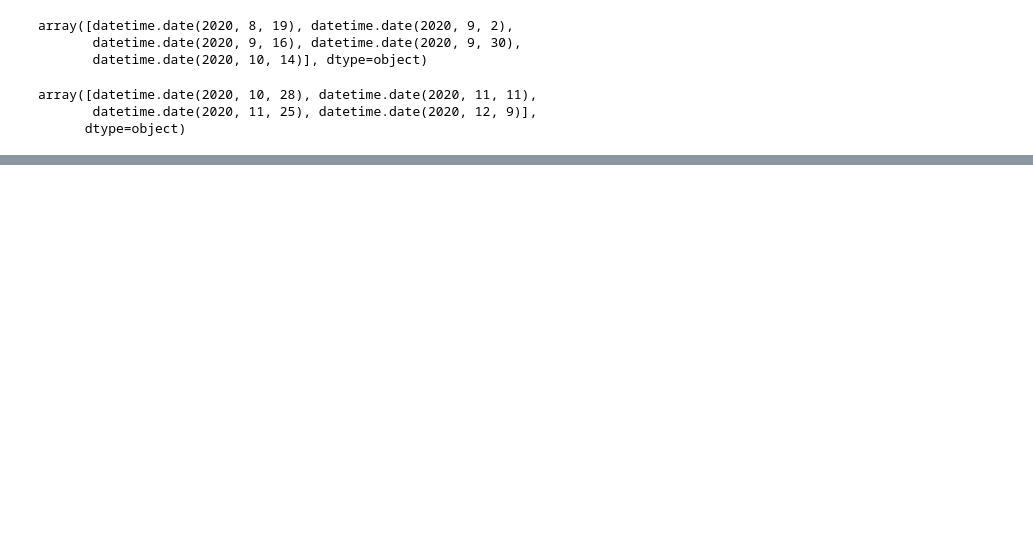
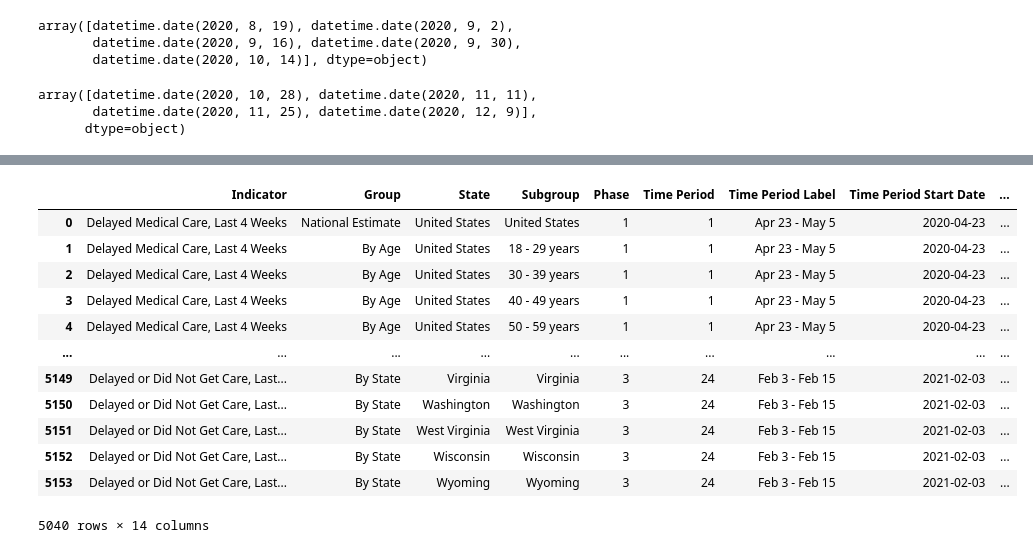
Before and after one commit to EricDBallam/COVID_care, a Jupyter notebook: EDA_accessToCare.ipynb, the cells around one changed output, grey strips where cells are left out. Cells and saved outputs as stored; diff of their text form; code cells hidden in the pictures; blank space fills up the shorter version.

```diff
--- a/EDA_accessToCare.ipynb
+++ b/EDA_accessToCare.ipynb
@@ -195,3 +252,7 @@ df[df.Phase == '3 (Oct 28 � Dec 21)']['Time Period Start Date'].unique()
 array([datetime.date(2020, 10, 28), datetime.date(2020, 11, 11),
        datetime.date(2020, 11, 25), datetime.date(2020, 12, 9)],
       dtype=object)
+# %%
+# Replacing 3 (Oct 28 � Dec 21) with just 3
+
+df.loc[df.Phase == '3 (Oct 28 � Dec 21)', 'Phase'] = 3
@@ -197,0 +266,4 @@ array([datetime.date(2020, 10, 28), datetime.date(2020, 11, 11),
+# %%
+# Replacing 3 (Oct 28 � Dec 21) with just 3
+
+df.loc[df.Phase == '3 (Jan 6 � Feb 15)', 'Phase'] = 3
@@ -197,0 +309,16 @@ array([datetime.date(2020, 10, 28), datetime.date(2020, 11, 11),
+# %%
+df
+# %% [output]
+|  | Indicator | Group | State | Subgroup | Phase | Time Period | Time Period Label | Time Period Start Date | ... |
+| 0 | Delayed Medical Care, Last 4 Weeks | National Estimate | United States | United States | 1 | 1 | Apr 23 - May 5 | 2020-04-23 | ... |
+| 1 | Delayed Medical Care, Last 4 Weeks | By Age | United States | 18 - 29 years | 1 | 1 | Apr 23 - May 5 | 2020-04-23 | ... |
+| 2 | Delayed Medical Care, Last 4 Weeks | By Age | United States | 30 - 39 years | 1 | 1 | Apr 23 - May 5 | 2020-04-23 | ... |
+| 3 | Delayed Medical Care, Last 4 Weeks | By Age | United States | 40 - 49 years | 1 | 1 | Apr 23 - May 5 | 2020-04-23 | ... |
+| 4 | Delayed Medical Care, Last 4 Weeks | By Age | United States | 50 - 59 years | 1 | 1 | Apr 23 - May 5 | 2020-04-23 | ... |
+| ... | ... | ... | ... | ... | ... | ... | ... | ... | ... |
+| 5149 | Delayed or Did Not Get Care, Last... | By State | Virginia | Virginia | 3 | 24 | Feb 3 - Feb 15 | 2021-02-03 | ... |
+| 5150 | Delayed or Did Not Get Care, Last... | By State | Washington | Washington | 3 | 24 | Feb 3 - Feb 15 | 2021-02-03 | ... |
+| 5151 | Delayed or Did Not Get Care, Last... | By State | West Virginia | West Virginia | 3 | 24 | Feb 3 - Feb 15 | 2021-02-03 | ... |
+| 5152 | Delayed or Did Not Get Care, Last... | By State | Wisconsin | Wisconsin | 3 | 24 | Feb 3 - Feb 15 | 2021-02-03 | ... |
+| 5153 | Delayed or Did Not Get Care, Last... | By State | Wyoming | Wyoming | 3 | 24 | Feb 3 - Feb 15 | 2021-02-03 | ... |
+5040 rows × 14 columns
```
Also changed, not shown: parts of 70 cells of this notebook, 23 other files.
